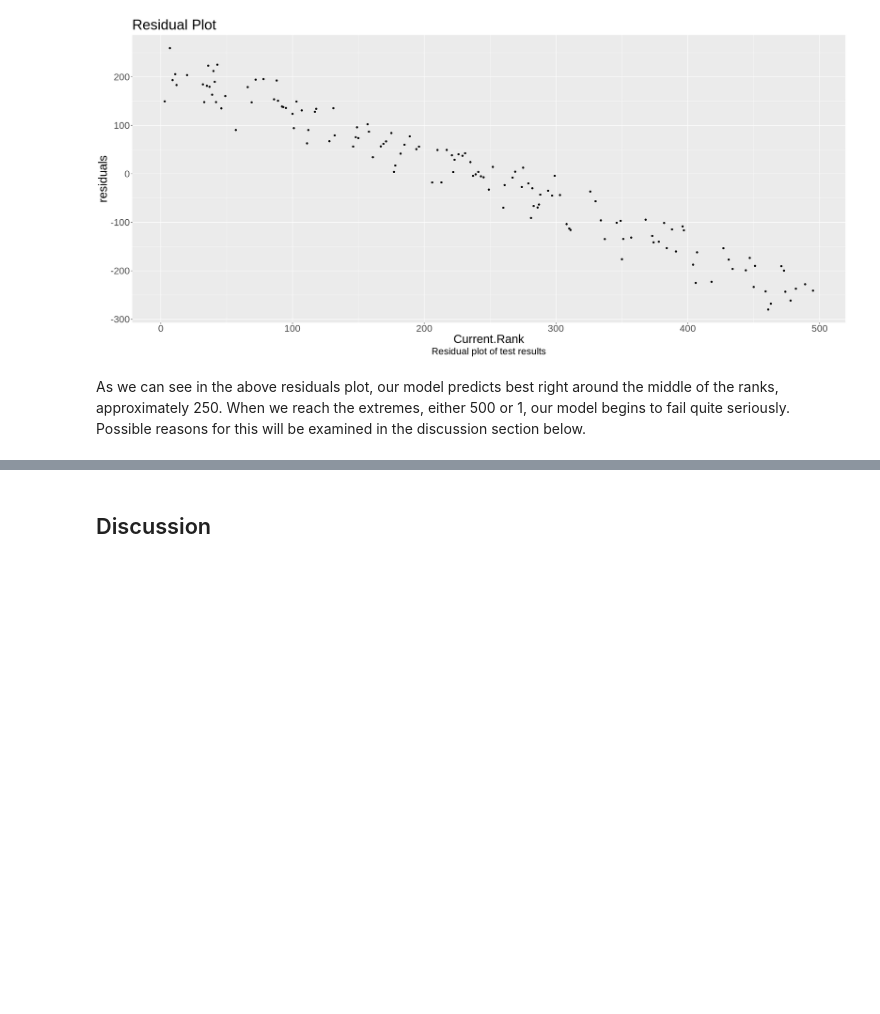
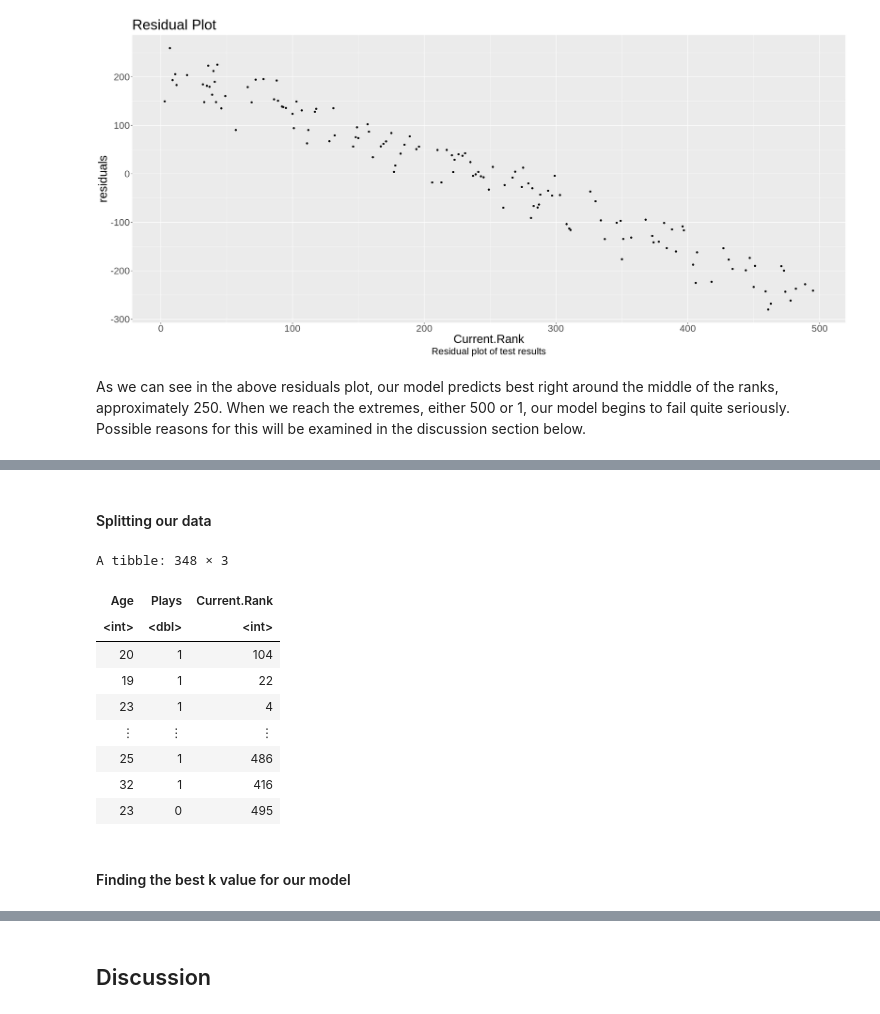
Before and after one commit to emilywang0/dsci-tennis-data-analysis, a Jupyter notebook: Proposal.ipynb, the cells around one changed output, grey strips where cells are left out. Saved outputs shown, nothing was run; the diff lists cells and outputs as text; code cells hidden in the pictures; blank space fills up the shorter version.

```diff
--- a/Proposal.ipynb
+++ b/Proposal.ipynb
@@ -304,0 +309,11 @@ As we can see in the above residuals plot, our model predicts best right around
+# %%
+tennis_selected <- tennis |> #here we deselect hieght as we already know its a poor predictor
+select(-Height)
+
+tennis_knn_mutate <- tennis_selected |> #here we mutate Plays to a numerical column
+mutate(Plays = case_when(Plays == "Right-handed" ~ 1,
+                 Plays == "Left-handed" ~ 0,
+                        ))
+
+print("Table 5: Tennis knn Data")
+head(tennis_knn_mutate)
@@ -304,0 +331,20 @@ As we can see in the above residuals plot, our model predicts best right around
+# %% [markdown]
+#### Splitting our data
+# %%
+tennis_knn_split <- initial_split(tennis_knn_mutate, prop = 0.7, strata = Current.Rank)
+tennis_knn_train <- training(tennis_knn_split)
+tennis_knn_test <- testing(tennis_knn_split)
+tennis_knn_train
+# %% [output]
+A tibble: 348 × 3
+| Age | Plays | Current.Rank |
+| <int> | <dbl> | <int> |
+| 20 | 1 | 104 |
+| 19 | 1 | 22 |
+| 23 | 1 | 4 |
+| ⋮ | ⋮ | ⋮ |
+| 25 | 1 | 486 |
+| 32 | 1 | 416 |
+| 23 | 0 | 495 |
+# %% [markdown]
+#### Finding the best k value for our model
```
Also changed, not shown: parts of 15 cells of this notebook.
